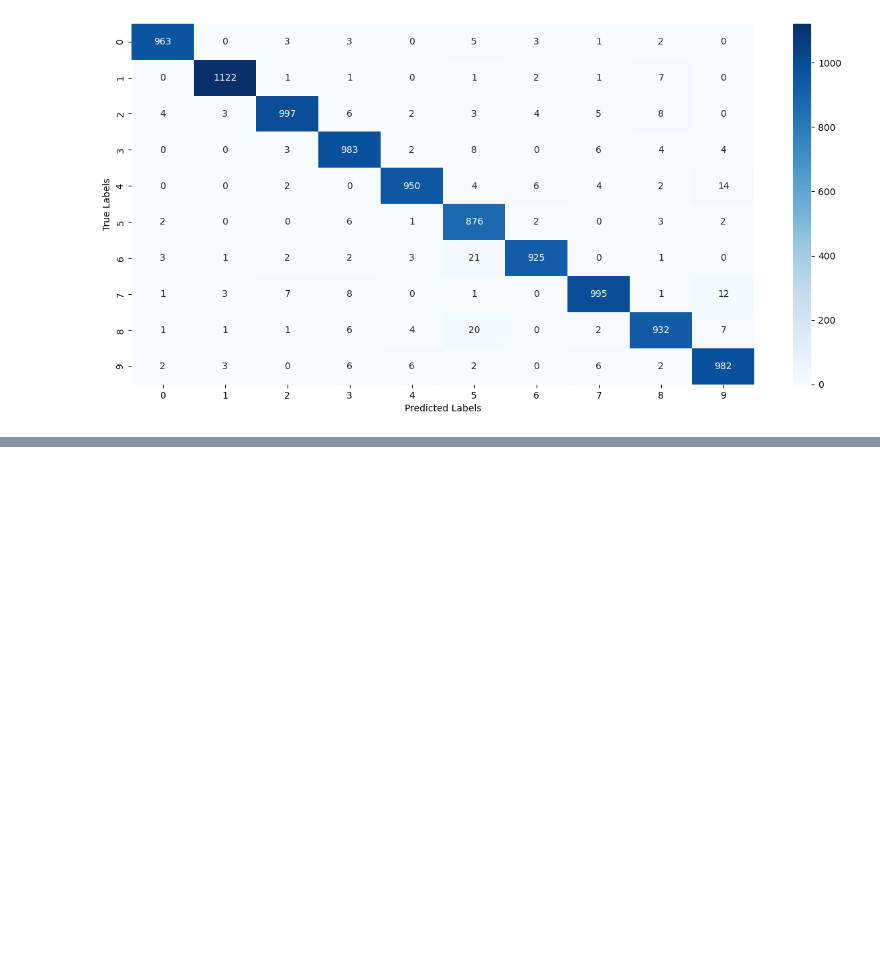
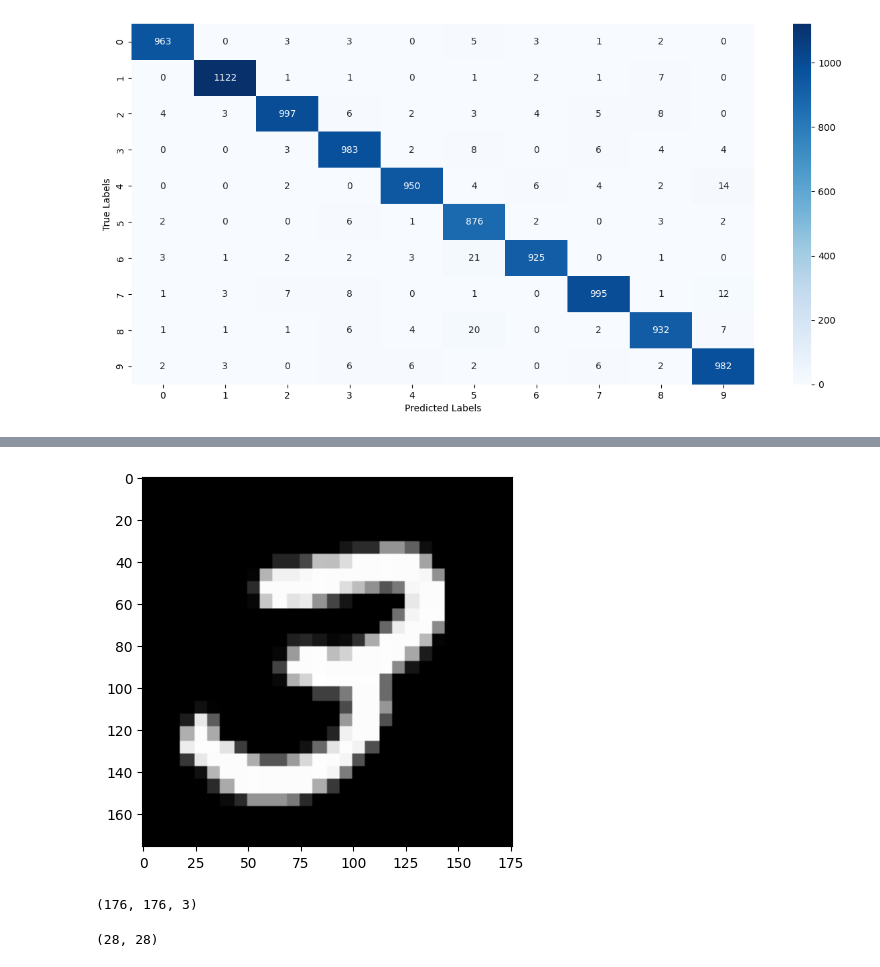
Before and after one commit to GarimaUttam/Handwritten_Digit_Classification_using_Neural_Network, a Jupyter notebook: main.ipynb, the cells around one changed output, grey strips where cells are left out. Cells and saved outputs as stored; diff of their text form; code cells hidden in the pictures; blank space fills up the shorter version.

```diff
--- a/main.ipynb
+++ b/main.ipynb
@@ -238,0 +241,4 @@ Text(0.5, 47.7222222222222, 'Predicted Labels')
+# %%
+input_image_path = 'testinput.png'
+
+input_image = cv2.imread(input_image_path)
@@ -238,0 +269,9 @@ Text(0.5, 47.7222222222222, 'Predicted Labels')
+# %%
+plt.imshow(input_image)
+plt.show()
+# %% [output]
+[figure, added]
+# %%
+input_image.shape
+# %% [output]
+(176, 176, 3)
@@ -238,0 +282,4 @@ Text(0.5, 47.7222222222222, 'Predicted Labels')
+# %%
+input_image_resize.shape
+# %% [output]
+(28, 28)
```
Also changed, not shown: parts of 14 cells of this notebook, 1 other file.
